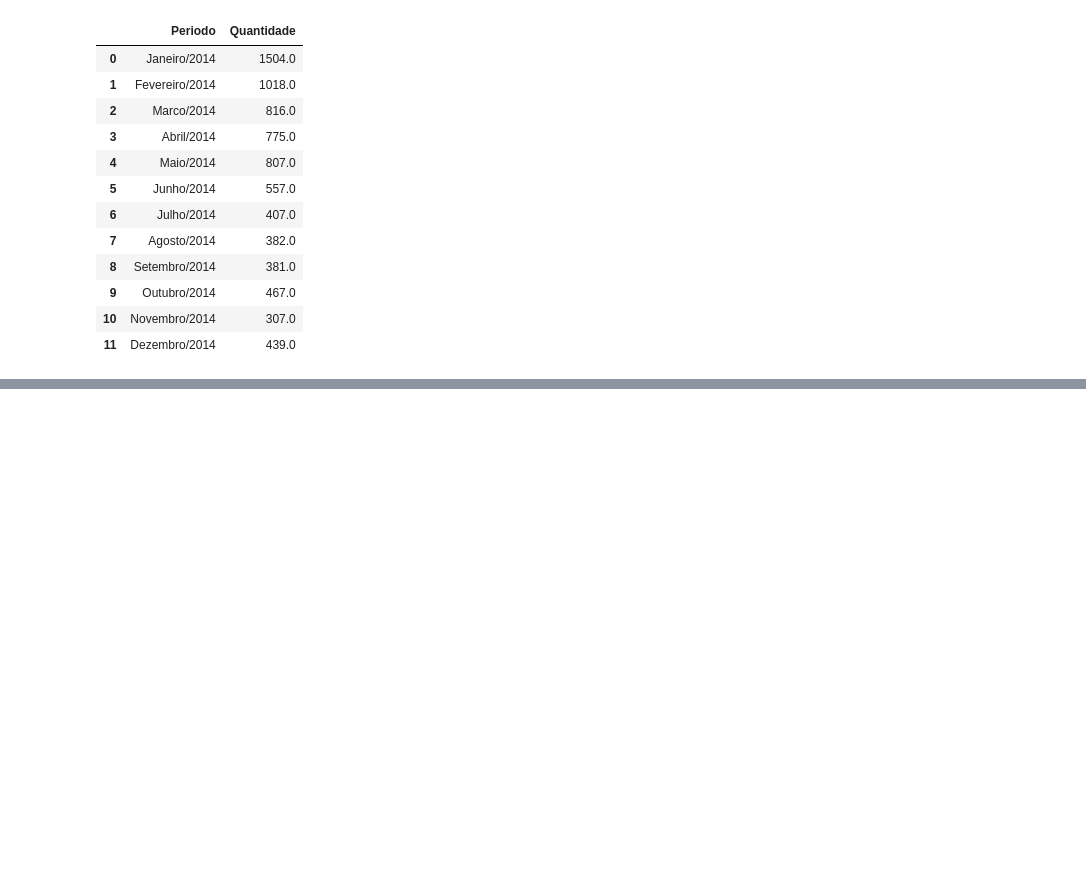
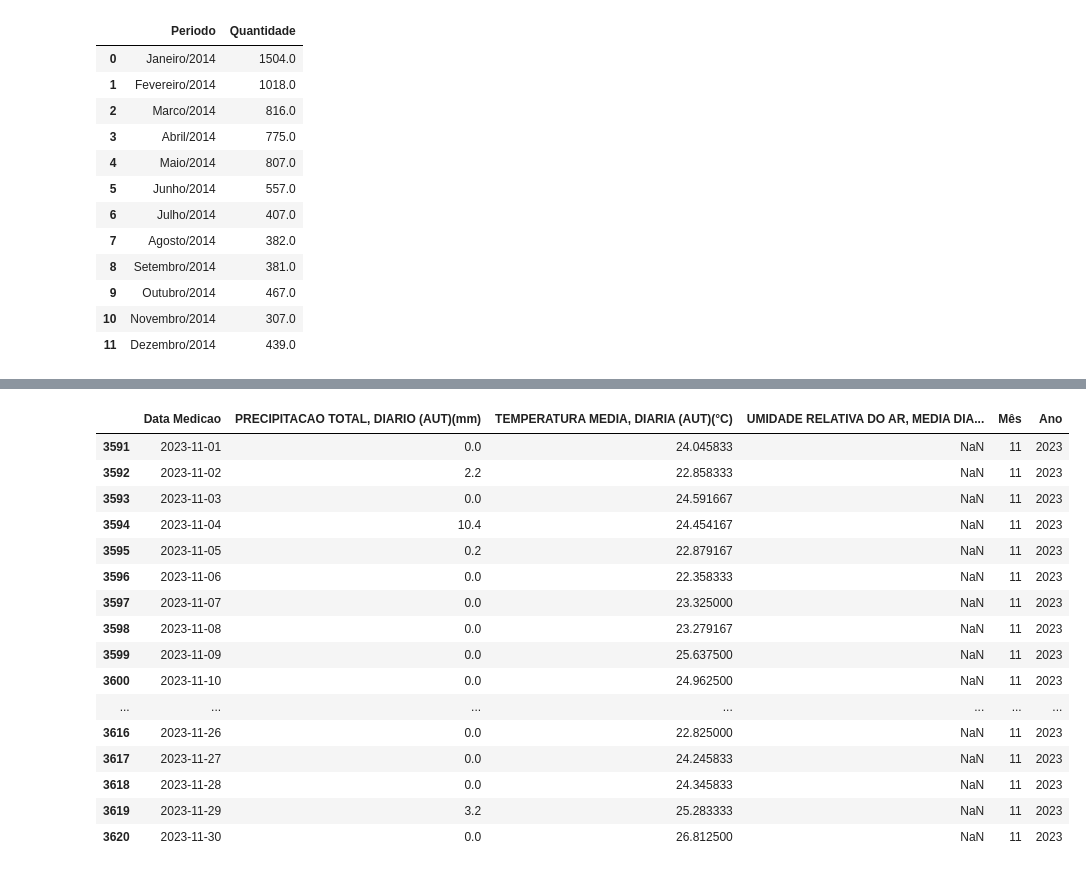
Before and after one commit to jeantorre/projeto_aplicado_MBA, a Jupyter notebook: previsao_dengue_rj.ipynb, the cells around one changed output, grey strips where cells are left out. Drawn from its saved outputs; the diff is of its cells as text; code cells hidden in the pictures; blank space fills up the shorter version.

Commit message:
limpeza dados clima e inicio unificacao

```diff
--- a/previsao_dengue_rj.ipynb
+++ b/previsao_dengue_rj.ipynb
@@ -185,0 +283,32 @@ None
+# %%
+df_clima_tratado['Mês'] = pd.DatetimeIndex(df_clima_tratado['Data Medicao']).month
+df_clima_tratado['Ano'] = pd.DatetimeIndex(df_clima_tratado['Data Medicao']).year
+# %%
+df_clima_tratado_2022 = df_clima_tratado[df_clima_tratado['Ano'] == 2022]
+media_umidade_2022 = df_clima_tratado_2022.groupby('Mês')['UMIDADE RELATIVA DO AR, MEDIA DIARIA (AUT)(%)'].mean()
+# %%
+media_umidade_outubro = media_umidade_2022[10]
+media_umidade_novembro = media_umidade_2022[11]
+# %%
+df_clima_tratado[(df_clima_tratado['Ano'] == 2023) & (df_clima_tratado['Mês'] == 10)] = df_clima_tratado[(df_clima_tratado['Ano'] == 2023) & (df_clima_tratado['Mês'] == 10)].fillna(media_umidade_outubro)
+df_clima_tratado[(df_clima_tratado['Ano'] == 2023) & (df_clima_tratado['Mês'] == 11)] = df_clima_tratado[(df_clima_tratado['Ano'] == 2023) & (df_clima_tratado['Mês'] == 11)].fillna(media_umidade_novembro)
+# %%
+df_clima_tratado[df_clima_tratado['UMIDADE RELATIVA DO AR, MEDIA DIARIA (AUT)(%)'].isna()]
+# %% [output]
+|  | Data Medicao | PRECIPITACAO TOTAL, DIARIO (AUT)(mm) | TEMPERATURA MEDIA, DIARIA (AUT)(°C) | UMIDADE RELATIVA DO AR, MEDIA DIA... | Mês | Ano |
+| 3591 | 2023-11-01 | 0.0 | 24.045833 | NaN | 11 | 2023 |
+| 3592 | 2023-11-02 | 2.2 | 22.858333 | NaN | 11 | 2023 |
+| 3593 | 2023-11-03 | 0.0 | 24.591667 | NaN | 11 | 2023 |
+| 3594 | 2023-11-04 | 10.4 | 24.454167 | NaN | 11 | 2023 |
+| 3595 | 2023-11-05 | 0.2 | 22.879167 | NaN | 11 | 2023 |
+| 3596 | 2023-11-06 | 0.0 | 22.358333 | NaN | 11 | 2023 |
+| 3597 | 2023-11-07 | 0.0 | 23.325000 | NaN | 11 | 2023 |
+| 3598 | 2023-11-08 | 0.0 | 23.279167 | NaN | 11 | 2023 |
+| 3599 | 2023-11-09 | 0.0 | 25.637500 | NaN | 11 | 2023 |
+| 3600 | 2023-11-10 | 0.0 | 24.962500 | NaN | 11 | 2023 |
+| ... | ... | ... | ... | ... | ... | ... |
+| 3616 | 2023-11-26 | 0.0 | 22.825000 | NaN | 11 | 2023 |
+| 3617 | 2023-11-27 | 0.0 | 24.245833 | NaN | 11 | 2023 |
+| 3618 | 2023-11-28 | 0.0 | 24.345833 | NaN | 11 | 2023 |
+| 3619 | 2023-11-29 | 3.2 | 25.283333 | NaN | 11 | 2023 |
+| 3620 | 2023-11-30 | 0.0 | 26.812500 | NaN | 11 | 2023 |
```
Also changed, not shown: parts of 21 cells of this notebook.
